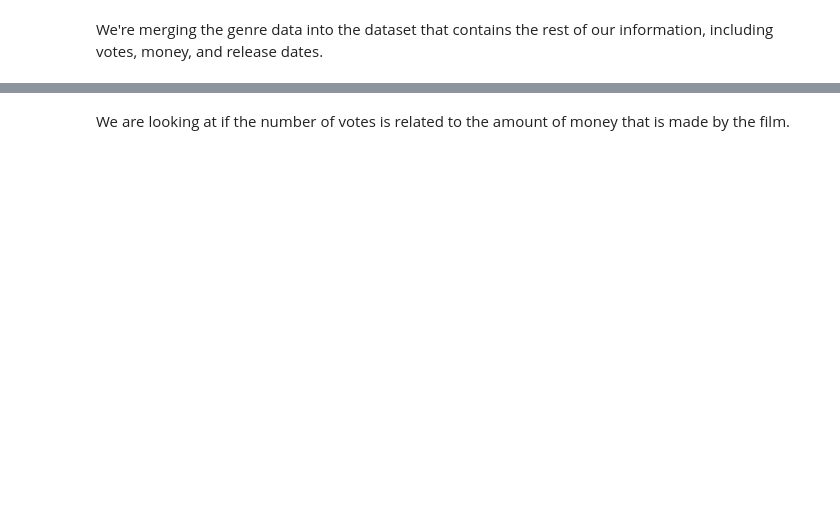
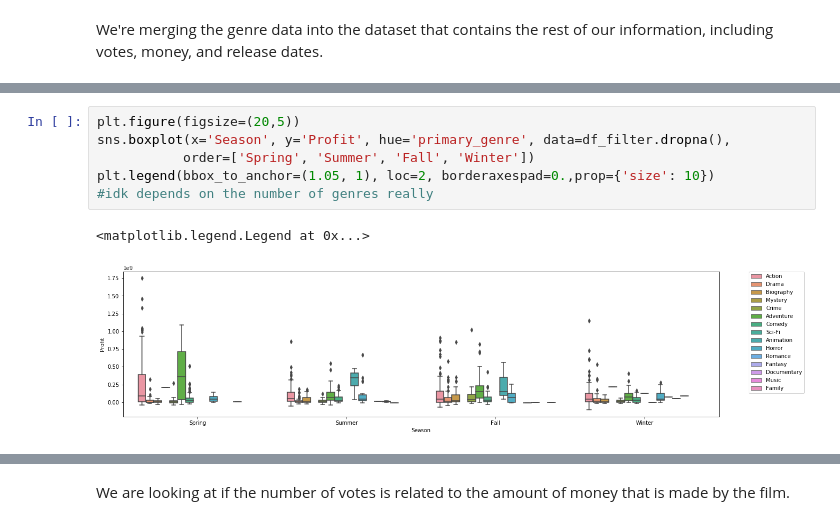
Before and after one commit to snepaul179/dsc-mod-1-project-v2-1-onl01-dtsc-pt-052620, a Jupyter notebook: Final_Vers_ZP.ipynb, the cells around one changed output, grey strips where cells are left out. Saved outputs shown, nothing was run; the diff lists cells and outputs as text; blank space fills up the shorter version.

```diff
--- a/Final_Vers_ZP.ipynb
+++ b/Final_Vers_ZP.ipynb
@@ -397,0 +436,9 @@ df['Profit'] = df['Gross_Worldwide'] - df['Production_Budget'] #create the profi
+# %%
+plt.figure(figsize=(20,5))
+sns.boxplot(x='Season', y='Profit', hue='primary_genre', data=df_filter.dropna(),
+           order=['Spring', 'Summer', 'Fall', 'Winter'])
+plt.legend(bbox_to_anchor=(1.05, 1), loc=2, borderaxespad=0.,prop={'size': 10})
+#idk depends on the number of genres really
+# %% [output]
+<matplotlib.legend.Legend at 0x...>
+[figure, added]
```
Also changed, not shown: parts of 36 cells of this notebook.
